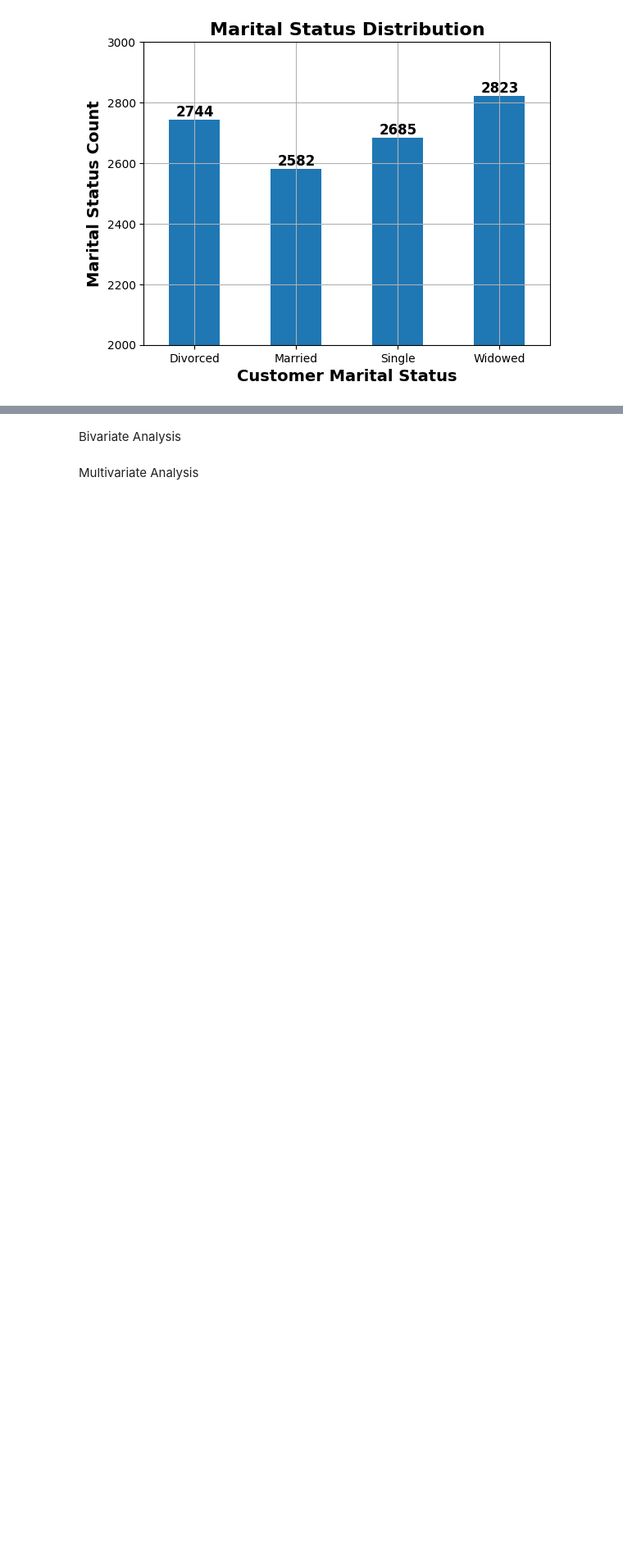
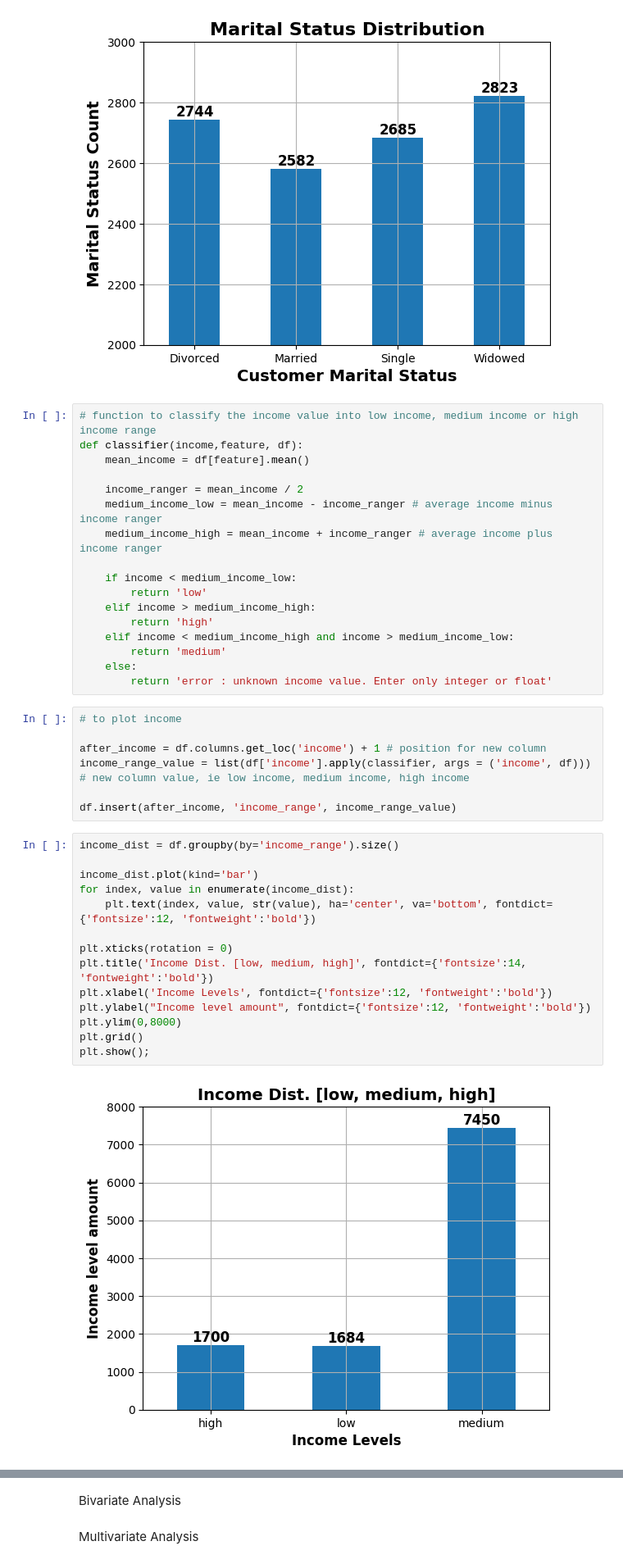
Before and after one commit to bonsoirval/portfolio, a Jupyter notebook: financial/src.ipynb, the cells around one changed output, grey strips where cells are left out. Shown at 82% size. Saved outputs shown, nothing was run; the diff lists cells and outputs as text; blank space fills up the shorter version.

```diff
--- a/financial/src.ipynb
+++ b/financial/src.ipynb
@@ -293,3 +293,43 @@ plt.grid()
 plt.show()
 # %% [output]
 [figure]
+# %%
+# function to classify the income value into low income, medium income or high income range
+def classifier(income,feature, df):
+    mean_income = df[feature].mean()
+
+    income_ranger = mean_income / 2
+    medium_income_low = mean_income - income_ranger # average income minus income ranger
+    medium_income_high = mean_income + income_ranger # average income plus income ranger
+
+    if income < medium_income_low:
+        return 'low'
+    elif income > medium_income_high:
+        return 'high'
+    elif income < medium_income_high and income > medium_income_low:
+        return 'medium'
+    else:
+        return 'error : unknown income value. Enter only integer or float'
+# %%
+# to plot income
+
+after_income = df.columns.get_loc('income') + 1 # position for new column
+income_range_value = list(df['income'].apply(classifier, args = ('income', df))) # new column value, ie low income, medium income, high income
+
+df.insert(after_income, 'income_range', income_range_value)
+# %%
+income_dist = df.groupby(by='income_range').size()
+
+income_dist.plot(kind='bar')
+for index, value in enumerate(income_dist):
+    plt.text(index, value, str(value), ha='center', va='bottom', fontdict={'fontsize':12, 'fontweight':'bold'})
+
+plt.xticks(rotation = 0)
+plt.title('Income Dist. [low, medium, high]', fontdict={'fontsize':14, 'fontweight':'bold'})
+plt.xlabel('Income Levels', fontdict={'fontsize':12, 'fontweight':'bold'})
+plt.ylabel("Income level amount", fontdict={'fontsize':12, 'fontweight':'bold'})
+plt.ylim(0,8000)
+plt.grid()
+plt.show();
+# %% [output]
+[figure, added]
```
Also changed, not shown: parts of 3 cells of this notebook.
